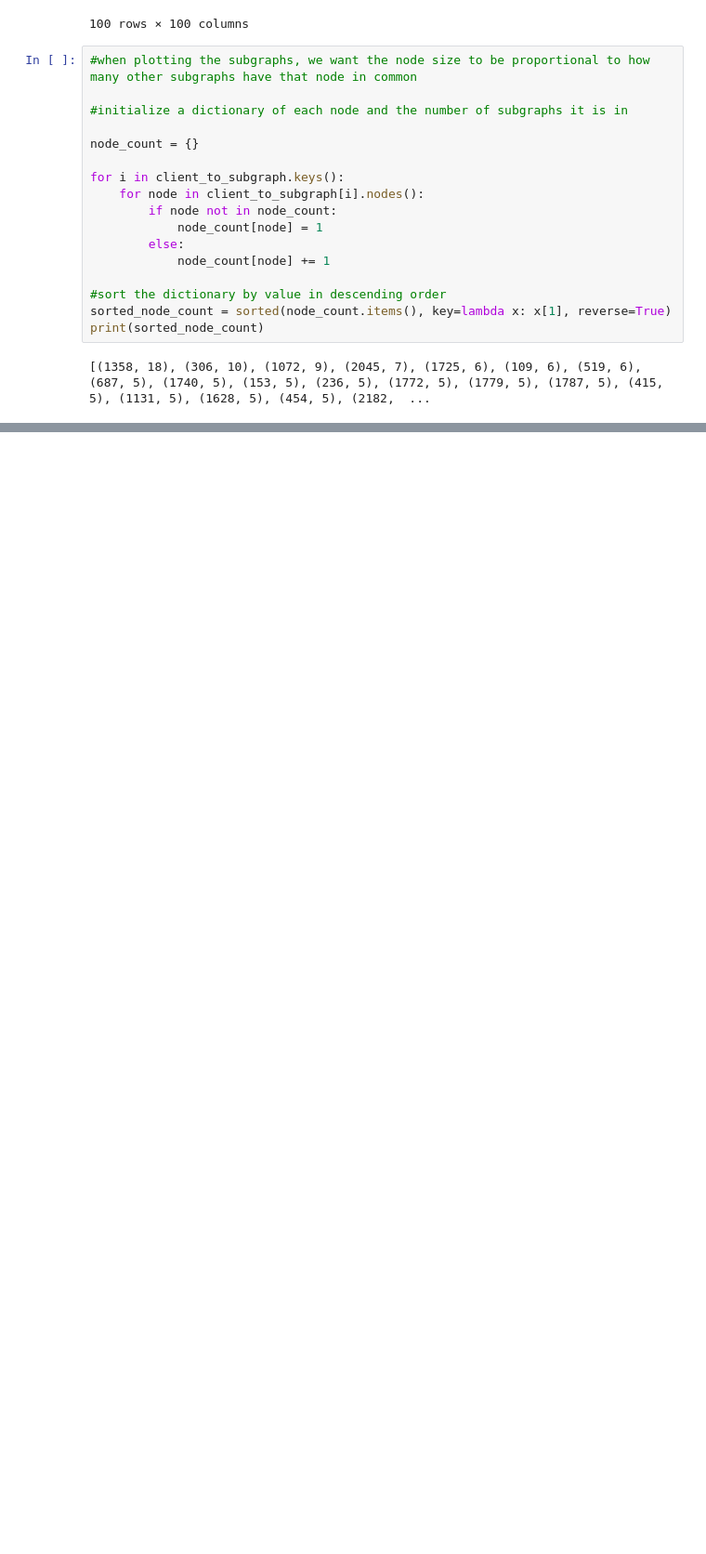
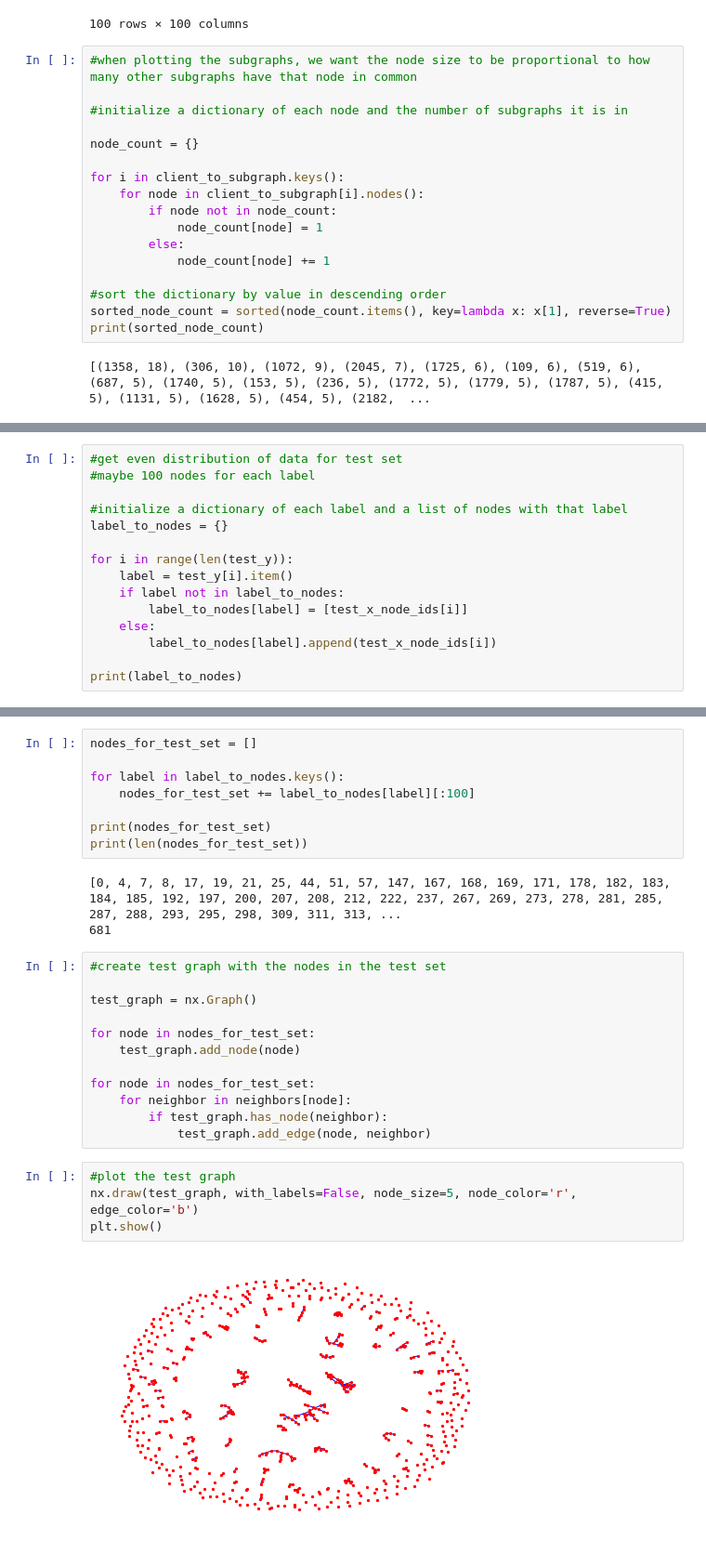
Before and after one commit to malvikavaidya/federated_gnns_project, a Jupyter notebook: cora_dataset.ipynb, the cells around one changed output, grey strips where cells are left out. Shown at 93% size. Saved outputs shown, nothing was run; the diff lists cells and outputs as text; blank space fills up the shorter version.

```diff
--- a/cora_dataset.ipynb
+++ b/cora_dataset.ipynb
@@ -236,0 +360,15 @@ for i in client_to_subgraph.keys():
+# %%
+#get even distribution of data for test set
+#maybe 100 nodes for each label
+
+#initialize a dictionary of each label and a list of nodes with that label
+label_to_nodes = {}
+
+for i in range(len(test_y)):
+    label = test_y[i].item()
+    if label not in label_to_nodes:
+        label_to_nodes[label] = [test_x_node_ids[i]]
+    else:
+        label_to_nodes[label].append(test_x_node_ids[i])
+
+print(label_to_nodes)
@@ -236,0 +377,29 @@ for i in client_to_subgraph.keys():
+# %%
+nodes_for_test_set = []
+
+for label in label_to_nodes.keys():
+    nodes_for_test_set += label_to_nodes[label][:100]
+
+print(nodes_for_test_set)
+print(len(nodes_for_test_set))
+# %% [output]
+[0, 4, 7, 8, 17, 19, 21, 25, 44, 51, 57, 147, 167, 168, 169, 171, 178, 182, 183, 184, 185, 192, 197, 200, 207, 208, 212, 222, 237, 267, 269, 273, 278, 281, 285, 287, 288, 293, 295, 298, 309, 311, 313, ...
+681
+# %%
+#create test graph with the nodes in the test set
+
+test_graph = nx.Graph()
+
+for node in nodes_for_test_set:
+    test_graph.add_node(node)
+
+for node in nodes_for_test_set:
+    for neighbor in neighbors[node]:
+        if test_graph.has_node(neighbor):
+            test_graph.add_edge(node, neighbor)
+# %%
+#plot the test graph
+nx.draw(test_graph, with_labels=False, node_size=5, node_color='r', edge_color='b')
+plt.show()
+# %% [output]
+[figure, added]
```
Also changed, not shown: parts of 15 cells of this notebook.
